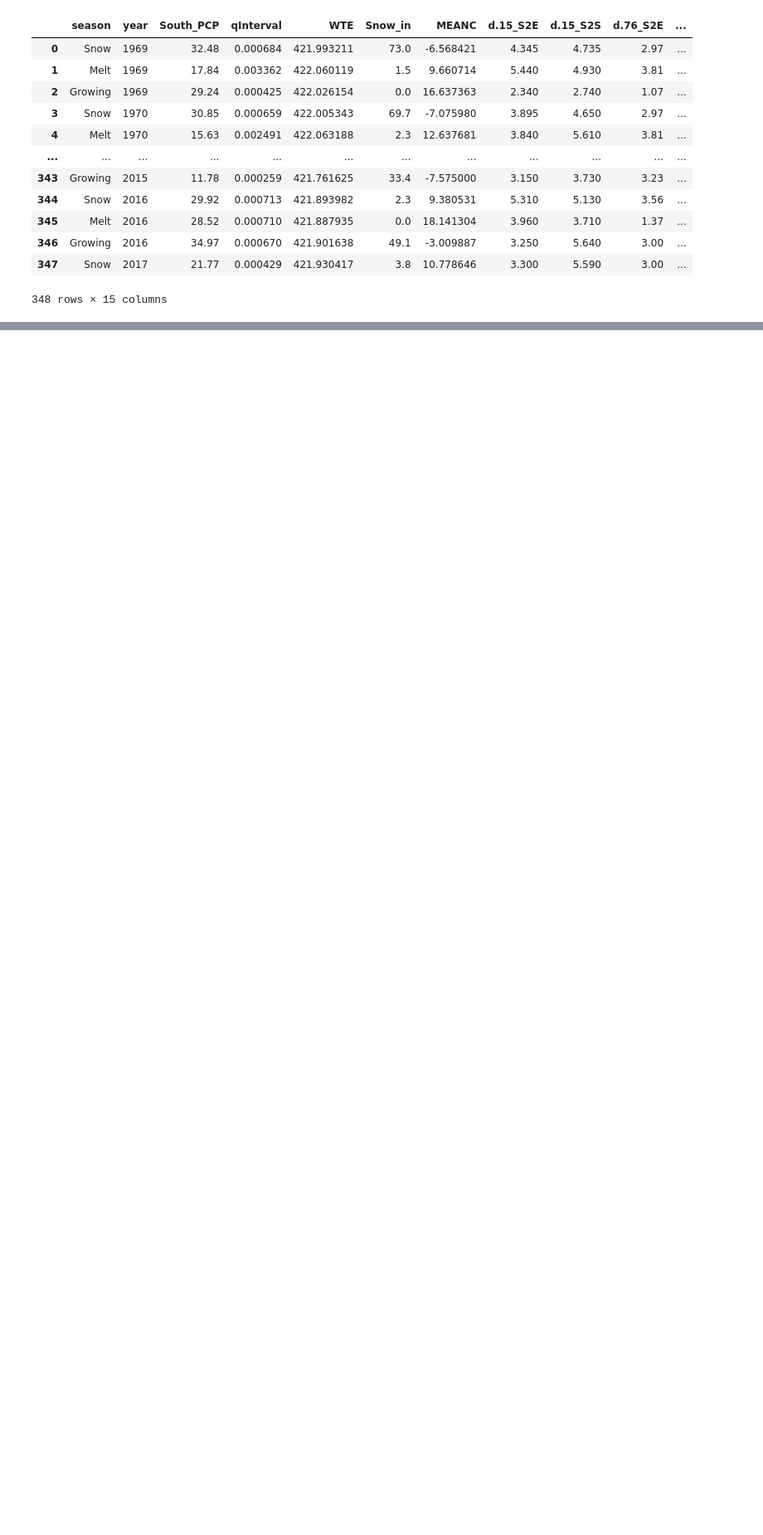
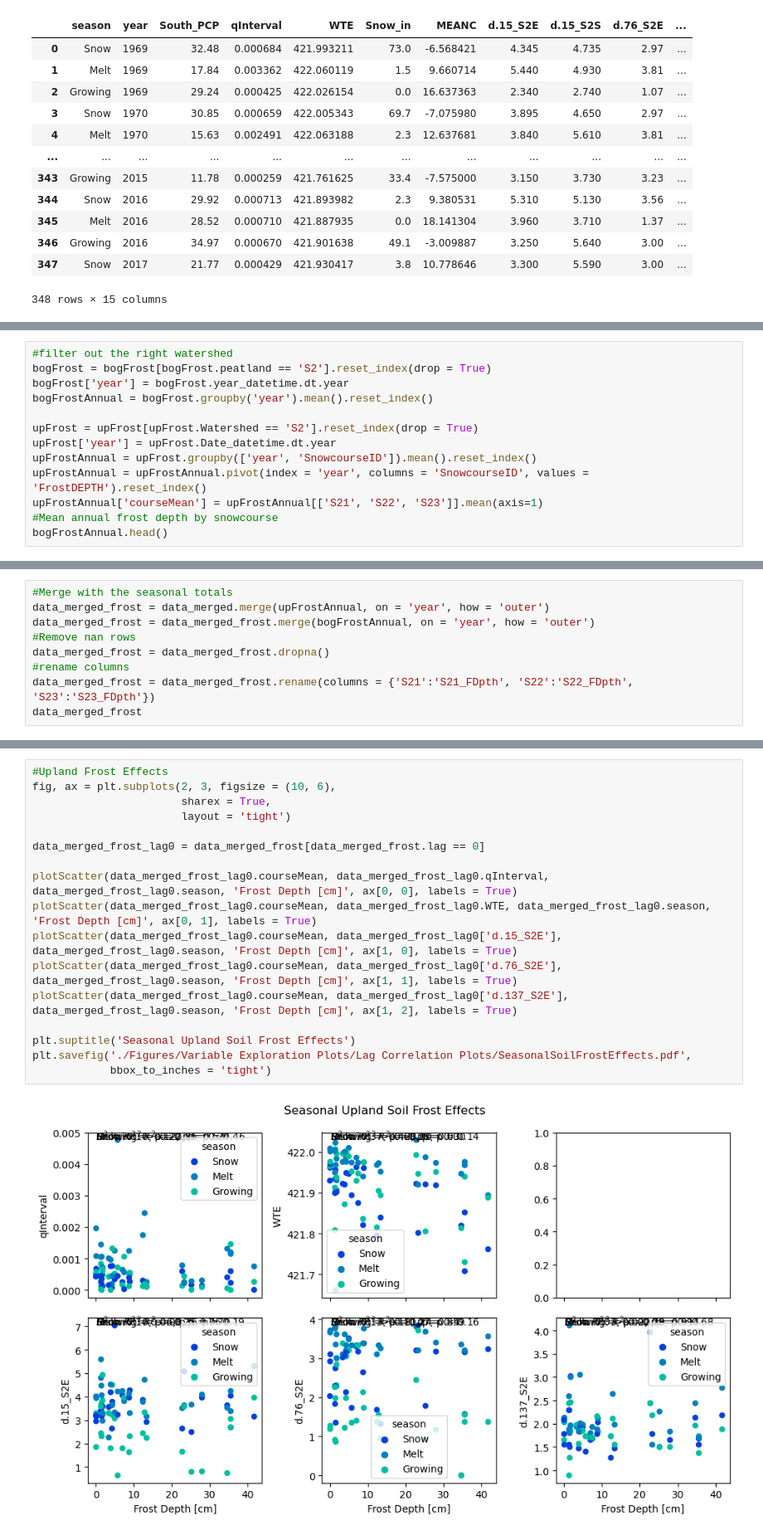
Before and after one commit to mwdjones/process-networks, a Jupyter notebook: 01_climateVariable_exploration.ipynb, the cells around one changed output, grey strips where cells are left out. Shown at 83% size. Drawn from its saved outputs; the diff is of its cells as text; blank space fills up the shorter version.

```diff
--- a/01_climateVariable_exploration.ipynb
+++ b/01_climateVariable_exploration.ipynb
@@ -222,0 +243,13 @@ plt.savefig('./Figures/Variable Exploration Plots/Lag Correlation Plots/Seasonal
+# %%
+#filter out the right watershed
+bogFrost = bogFrost[bogFrost.peatland == 'S2'].reset_index(drop = True)
+bogFrost['year'] = bogFrost.year_datetime.dt.year
+bogFrostAnnual = bogFrost.groupby('year').mean().reset_index()
+
+upFrost = upFrost[upFrost.Watershed == 'S2'].reset_index(drop = True)
+upFrost['year'] = upFrost.Date_datetime.dt.year
+upFrostAnnual = upFrost.groupby(['year', 'SnowcourseID']).mean().reset_index()
+upFrostAnnual = upFrostAnnual.pivot(index = 'year', columns = 'SnowcourseID', values = 'FrostDEPTH').reset_index()
+upFrostAnnual['courseMean'] = upFrostAnnual[['S21', 'S22', 'S23']].mean(axis=1)
+#Mean annual frost depth by snowcourse
+bogFrostAnnual.head()
@@ -222,0 +263,9 @@ plt.savefig('./Figures/Variable Exploration Plots/Lag Correlation Plots/Seasonal
+# %%
+#Merge with the seasonal totals
+data_merged_frost = data_merged.merge(upFrostAnnual, on = 'year', how = 'outer')
+data_merged_frost = data_merged_frost.merge(bogFrostAnnual, on = 'year', how = 'outer')
+#Remove nan rows
+data_merged_frost = data_merged_frost.dropna()
+#rename columns
+data_merged_frost = data_merged_frost.rename(columns = {'S21':'S21_FDpth', 'S22':'S22_FDpth', 'S23':'S23_FDpth'})
+data_merged_frost
@@ -222,0 +286,19 @@ plt.savefig('./Figures/Variable Exploration Plots/Lag Correlation Plots/Seasonal
+# %%
+#Upland Frost Effects
+fig, ax = plt.subplots(2, 3, figsize = (10, 6),
+                       sharex = True,
+                       layout = 'tight')
+
+data_merged_frost_lag0 = data_merged_frost[data_merged_frost.lag == 0]
+
+plotScatter(data_merged_frost_lag0.courseMean, data_merged_frost_lag0.qInterval, data_merged_frost_lag0.season, 'Frost Depth [cm]', ax[0, 0], labels = True)
+plotScatter(data_merged_frost_lag0.courseMean, data_merged_frost_lag0.WTE, data_merged_frost_lag0.season, 'Frost Depth [cm]', ax[0, 1], labels = True)
+plotScatter(data_merged_frost_lag0.courseMean, data_merged_frost_lag0['d.15_S2E'], data_merged_frost_lag0.season, 'Frost Depth [cm]', ax[1, 0], labels = True)
+plotScatter(data_merged_frost_lag0.courseMean, data_merged_frost_lag0['d.76_S2E'], data_merged_frost_lag0.season, 'Frost Depth [cm]', ax[1, 1], labels = True)
+plotScatter(data_merged_frost_lag0.courseMean, data_merged_frost_lag0['d.137_S2E'], data_merged_frost_lag0.season, 'Frost Depth [cm]', ax[1, 2], labels = True)
+
+plt.suptitle('Seasonal Upland Soil Frost Effects')
+plt.savefig('./Figures/Variable Exploration Plots/Lag Correlation Plots/SeasonalSoilFrostEffects.pdf',
+            bbox_to_inches = 'tight')
+# %% [output]
+[figure, added]
```
Also changed, not shown: parts of 9 cells of this notebook, 3 other files.
